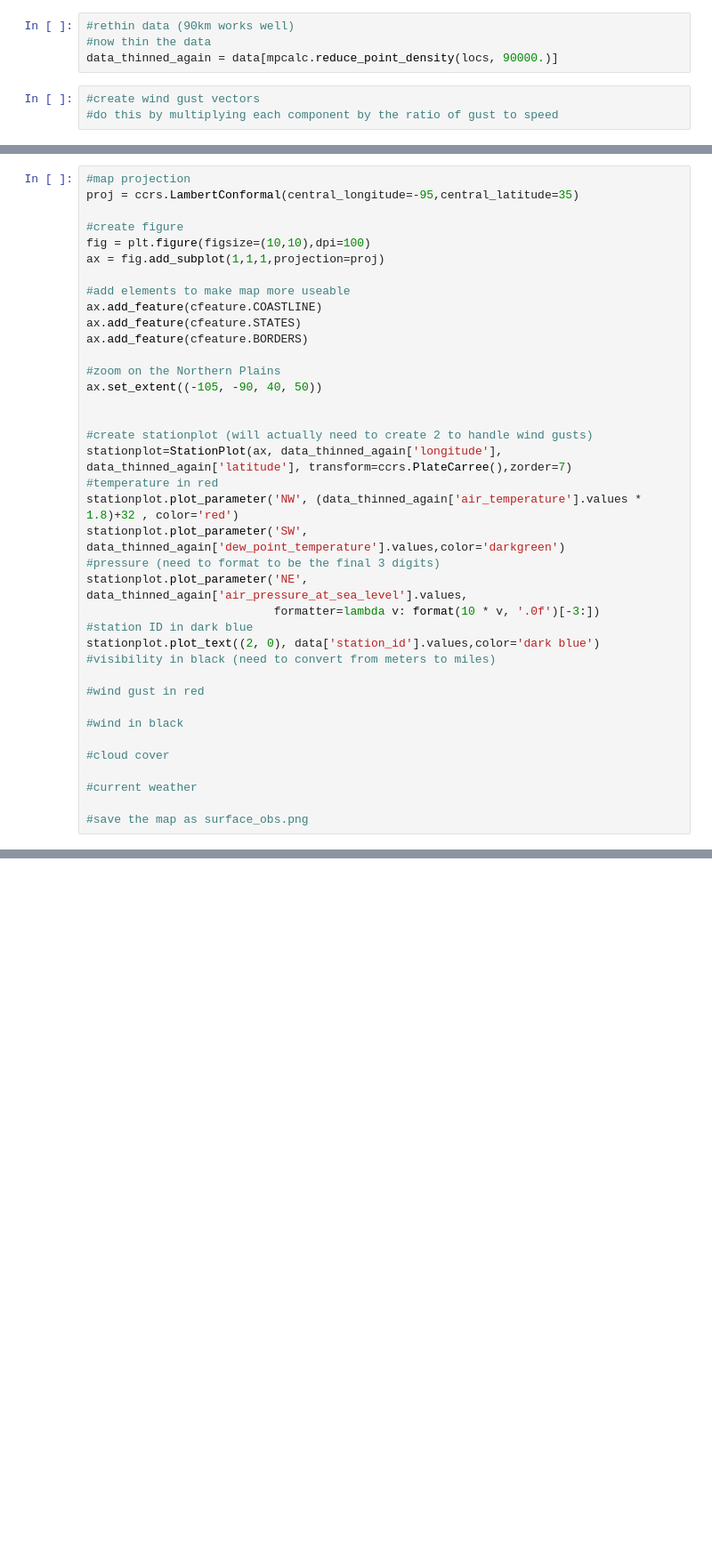
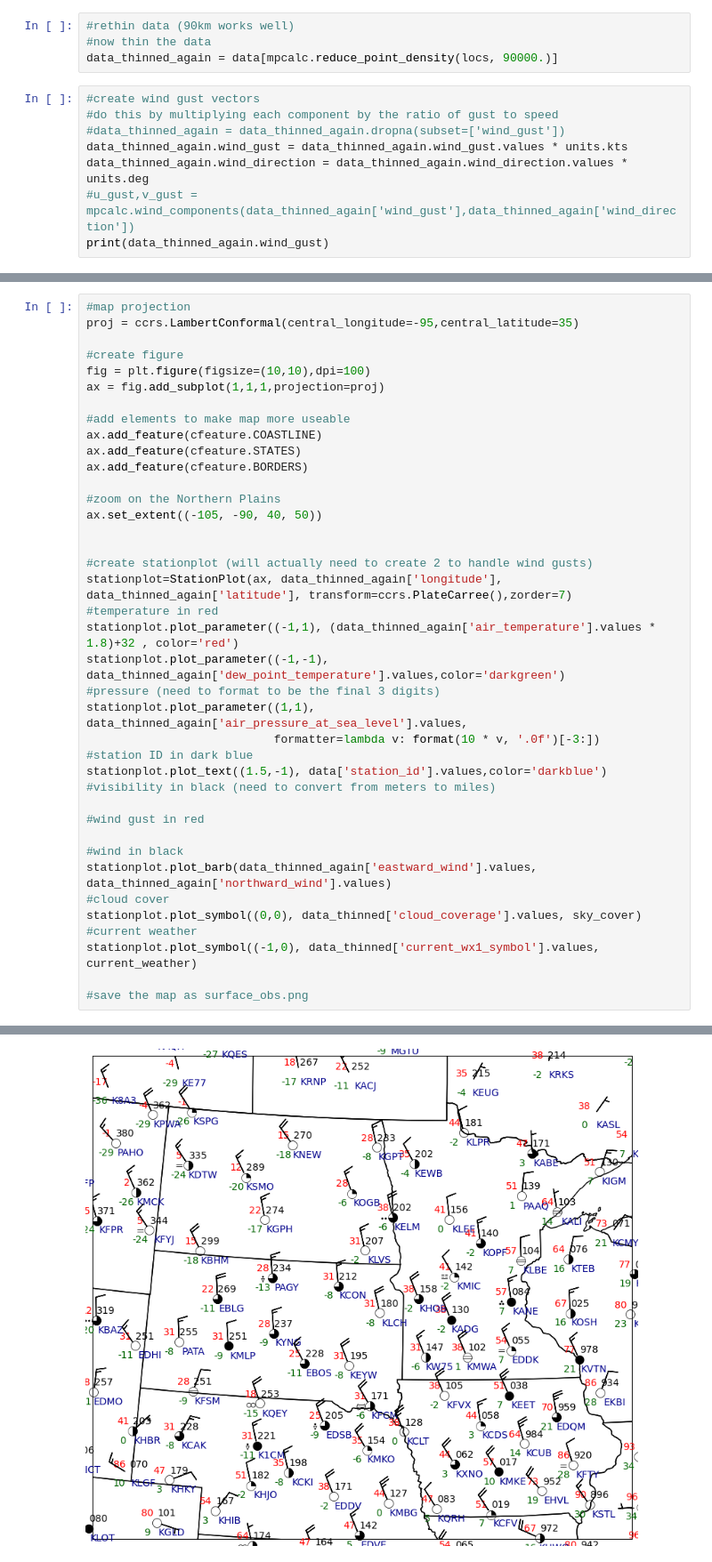
Before and after one commit to DeborahHershey/ATSC_270, a Jupyter notebook: assignment_4/assignment_4.ipynb, the cells around one changed output, grey strips where cells are left out. Shown at 89% size. Saved outputs shown, nothing was run; the diff lists cells and outputs as text; blank space fills up the shorter version.

```diff
--- a/assignment_4/assignment_4.ipynb
+++ b/assignment_4/assignment_4.ipynb
@@ -349,3 +349,8 @@ data_thinned_again = data[mpcalc.reduce_point_density(locs, 90000.)]
 # %%
 #create wind gust vectors
 #do this by multiplying each component by the ratio of gust to speed
+#data_thinned_again = data_thinned_again.dropna(subset=['wind_gust'])
+data_thinned_again.wind_gust = data_thinned_again.wind_gust.values * units.kts
+data_thinned_again.wind_direction = data_thinned_again.wind_direction.values * units.deg
+#u_gust,v_gust = mpcalc.wind_components(data_thinned_again['wind_gust'],data_thinned_again['wind_direction'])
+print(data_thinned_again.wind_gust)
@@ -369,21 +398,23 @@ ax.set_extent((-105, -90, 40, 50))
 #create stationplot (will actually need to create 2 to handle wind gusts)
 stationplot=StationPlot(ax, data_thinned_again['longitude'], data_thinned_again['latitude'], transform=ccrs.PlateCarree(),zorder=7)
 #temperature in red
-stationplot.plot_parameter('NW', (data_thinned_again['air_temperature'].values * 1.8)+32 , color='red')
-stationplot.plot_parameter('SW', data_thinned_again['dew_point_temperature'].values,color='darkgreen')
+stationplot.plot_parameter((-1,1), (data_thinned_again['air_temperature'].values * 1.8)+32 , color='red')
+stationplot.plot_parameter((-1,-1), data_thinned_again['dew_point_temperature'].values,color='darkgreen')
 #pressure (need to format to be the final 3 digits)
-stationplot.plot_parameter('NE', data_thinned_again['air_pressure_at_sea_level'].values,
+stationplot.plot_parameter((1,1), data_thinned_again['air_pressure_at_sea_level'].values,
                            formatter=lambda v: format(10 * v, '.0f')[-3:])
 #station ID in dark blue
-stationplot.plot_text((2, 0), data['station_id'].values,color='dark blue')
+stationplot.plot_text((1.5,-1), data['station_id'].values,color='darkblue')
 #visibility in black (need to convert from meters to miles)
 
 #wind gust in red
 
 #wind in black
-
+stationplot.plot_barb(data_thinned_again['eastward_wind'].values, data_thinned_again['northward_wind'].values)
 #cloud cover
-
+stationplot.plot_symbol((0,0), data_thinned['cloud_coverage'].values, sky_cover)
 #current weather
+stationplot.plot_symbol((-1,0), data_thinned['current_wx1_symbol'].values, current_weather)
 
 #save the map as surface_obs.png
+# %% [output]
@@ -389,0 +422 @@ stationplot.plot_text((2, 0), data['station_id'].values,color='dark blue')
+[figure, added]
```
Also changed, not shown: parts of 2 cells of this notebook.
